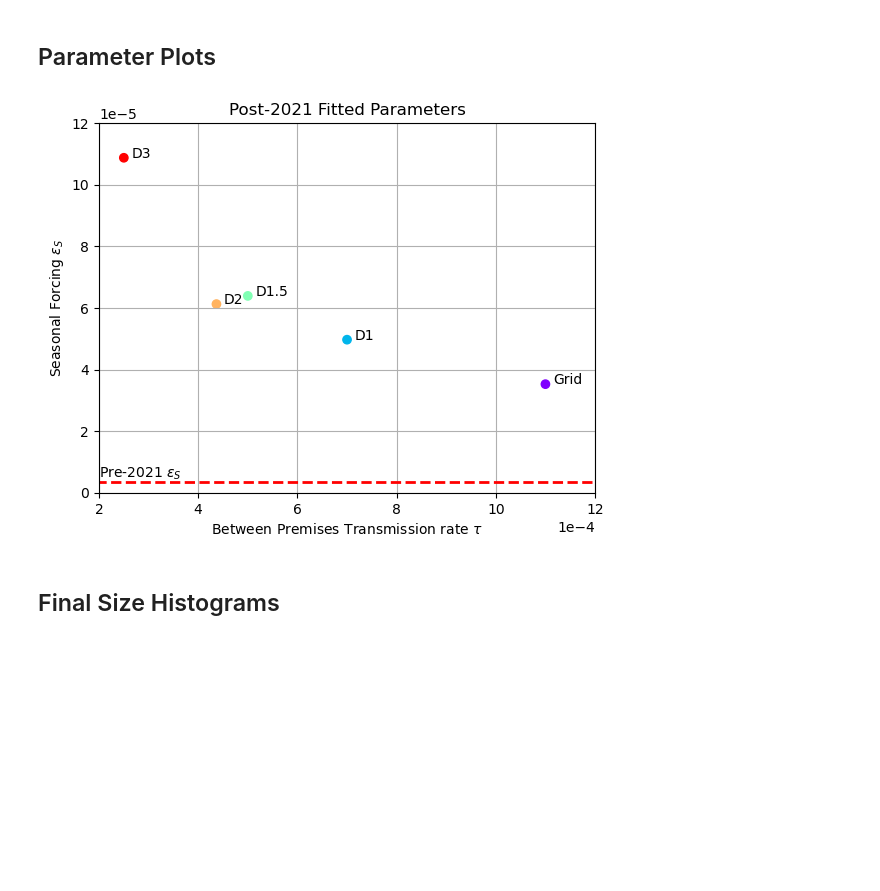
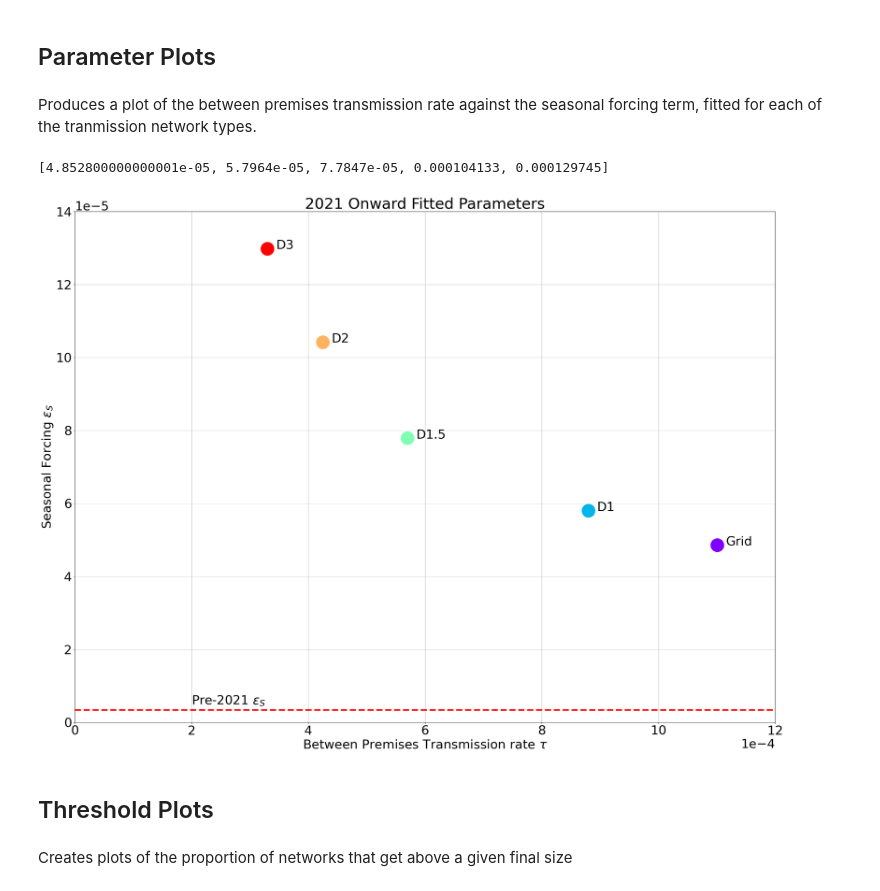
Before and after one commit to joeBr/Rproject-HPAI-modelling, a Jupyter notebook: figures.ipynb, the cells around one changed output. Saved outputs shown, nothing was run; the diff lists cells and outputs as text; code cells hidden in the pictures; blank space fills up the shorter version.

```diff
--- a/figures.ipynb
+++ b/figures.ipynb
@@ -15,40 +19,63 @@ from pickle import dump
 from tqdm import tqdm
 from pickle import load
 from tqdm import tqdm
+# %%
+mpl.rc('image', cmap='viridis')
+font = {'family' : 'normal',
+        'weight' : 'normal',
+        'size'   : 30}
+
+mpl.rc('font', **font)
 # %% [markdown]
 # Figure Generation
 # %% [markdown]
 ## Parameter Plots
+# %% [markdown]
+Produces a plot of the between premises transmission rate against the seasonal forcing term, fitted for each of the tranmission network types.
 # %%
-tau = [11e-4,7e-4,5e-4,4.3671875e-4,2.5e-4]
-eps = [3.525e-5,4.96875e-5,6.390625e-5,6.125e-5,1.0875e-4]
+tau = [0.00110078125,8.8e-4,5.7e-4,0.000425,0.00033]
+eps_r =[3.6e-5,4.3e-5,5.775e-5,7.725e-5,9.625e-5]
+eps_s = [1.348*eps for eps in eps_r]
+eps_s
+# %% [output]
+[4.852800000000001e-05, 5.7964e-05, 7.7847e-05, 0.000104133, 0.000129745]
 # %%
-fig, ax = plt.subplots()
+fig, ax = plt.subplots(1,1,figsize = (30,22))
 colors = cm.rainbow(np.linspace(0, 1, len(tau)))
-ax.scatter(tau, eps,c = colors)
+ax.scatter(tau, eps_s,c = colors,s=1000)
 n = ["Grid","D1","D1.5","D2","D3"]
+model = np.poly1d(np.polyfit(np.log(tau), eps_s, 1))
+polyline = np.linspace(0, tau[0], 50)
+
 for i, txt in enumerate(n):
-    ax.annotate(txt, (tau[i]+1.5e-5, eps[i]))
+    ax.annotate(txt, (tau[i]+1.5e-5, eps_s[i]))
+
+ax.annotate(r"$\varepsilon_S = 128.8736 \tau^2 - 0.245975391 \tau + 0.000152$", (2.25e-4+1e-5,model(2.25e-4)))
 
 ax.ticklabel_format( axis='x', style='sci',scilimits=(-4,-4))
 ax.ticklabel_format( axis='y', style='sci',scilimits=(-5,-5))
 
-ax.set_xlim(2e-4,12e-4)
-ax.set_ylim(0e-5,12e-5)
+ax.set_xlim(0e-4,12e-4)
+ax.set_ylim(0e-5,14e-5)
 
 ax.set_xlabel(r'Between Premises Transmission rate $\tau$')
 ax.set_ylabel(r'Seasonal Forcing $\varepsilon_S$')
-ax.set_title("Post-2021 Fitted Parameters")
+ax.set_title("2021 Onward Fitted Parameters")
 
 ax.grid()
 
-ax.hlines(y=3.326e-6, xmin=0, xmax=20, linewidth=2, color='r', linestyles = "dashed")
+ax.hlines(y=3.326e-6, xmin=0, xmax=20, linewidth=4, color='r', linestyles = "dashed")
 ax.annotate(r"Pre-2021 $\varepsilon_S$" , (2e-4, 5e-6))
 
-plt.savefig("images//para_plot.png",dpi = 500)
+
+#ax.plot(polyline, model(np.log(polyline)),"black")
+
+plt.savefig("images//para_plot.png",dpi = 200)
 # %% [output]
-[figure, old version]
+[figure, new version]
 # %% [markdown]
-## Final Size Histograms
+## Threshold Plots
+# %% [markdown]
+Creates plots of the proportion of networks that get above a given final size
 # %%
 networks= ['grid','D1','D15','D2','D3']
```
Also changed, not shown: parts of 33 cells of this notebook, 11 other files.
